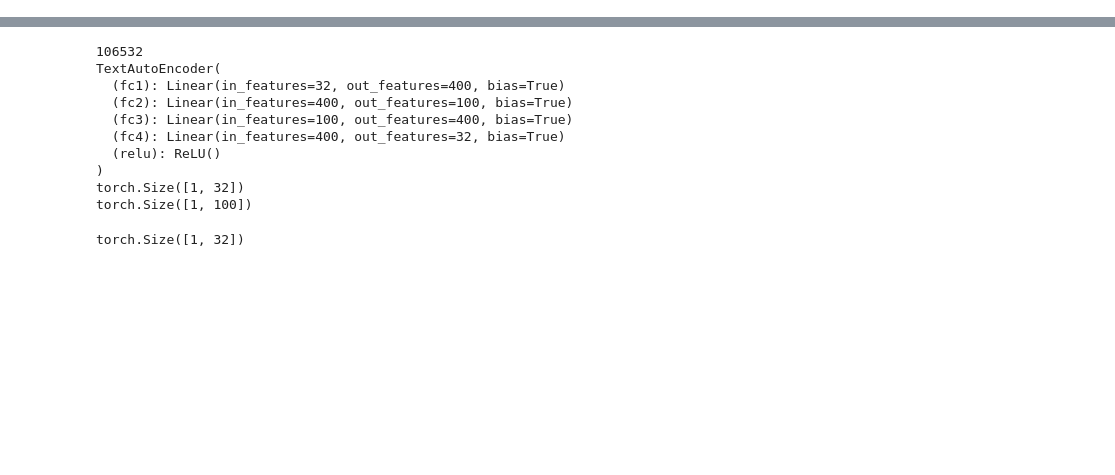
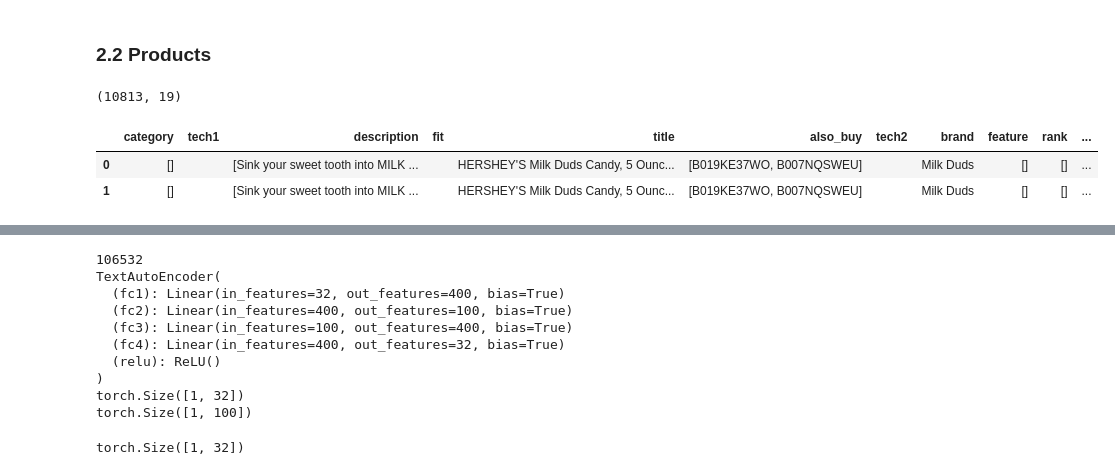
Before and after one commit to vichShir/deep-mine, a Jupyter notebook: Deep_MINE.ipynb, the cells around one changed output, grey strips where cells are left out. Saved outputs shown, nothing was run; the diff lists cells and outputs as text; code cells hidden in the pictures; blank space fills up the shorter version.

```diff
--- a/Deep_MINE.ipynb
+++ b/Deep_MINE.ipynb
@@ -4,0 +73,18 @@ import torch.nn.functional as F
+# %% [markdown]
+### 2.2 Products
+# %%
+# load json
+products = []
+with open('/content/drive/MyDrive/Mestrado/meta_Prime_Pantry.json') as f:
+    for line in f:
+        products.append(json.loads(line))
+
+# create dataframe
+df_products = pd.DataFrame(products)
+print(df_products.shape)
+df_products.head(2)
+# %% [output]
+(10813, 19)
+|  | category | tech1 | description | fit | title | also_buy | tech2 | brand | feature | rank | ... |
+| 0 | [] |  | [Sink your sweet tooth into MILK ... |  | HERSHEY'S Milk Duds Candy, 5 Ounc... | [B019KE37WO, B007NQSWEU] |  | Milk Duds | [] | [] | ... |
+| 1 | [] |  | [Sink your sweet tooth into MILK ... |  | HERSHEY'S Milk Duds Candy, 5 Ounc... | [B019KE37WO, B007NQSWEU] |  | Milk Duds | [] | [] | ... |
```
Also changed, not shown: parts of 19 cells of this notebook.
